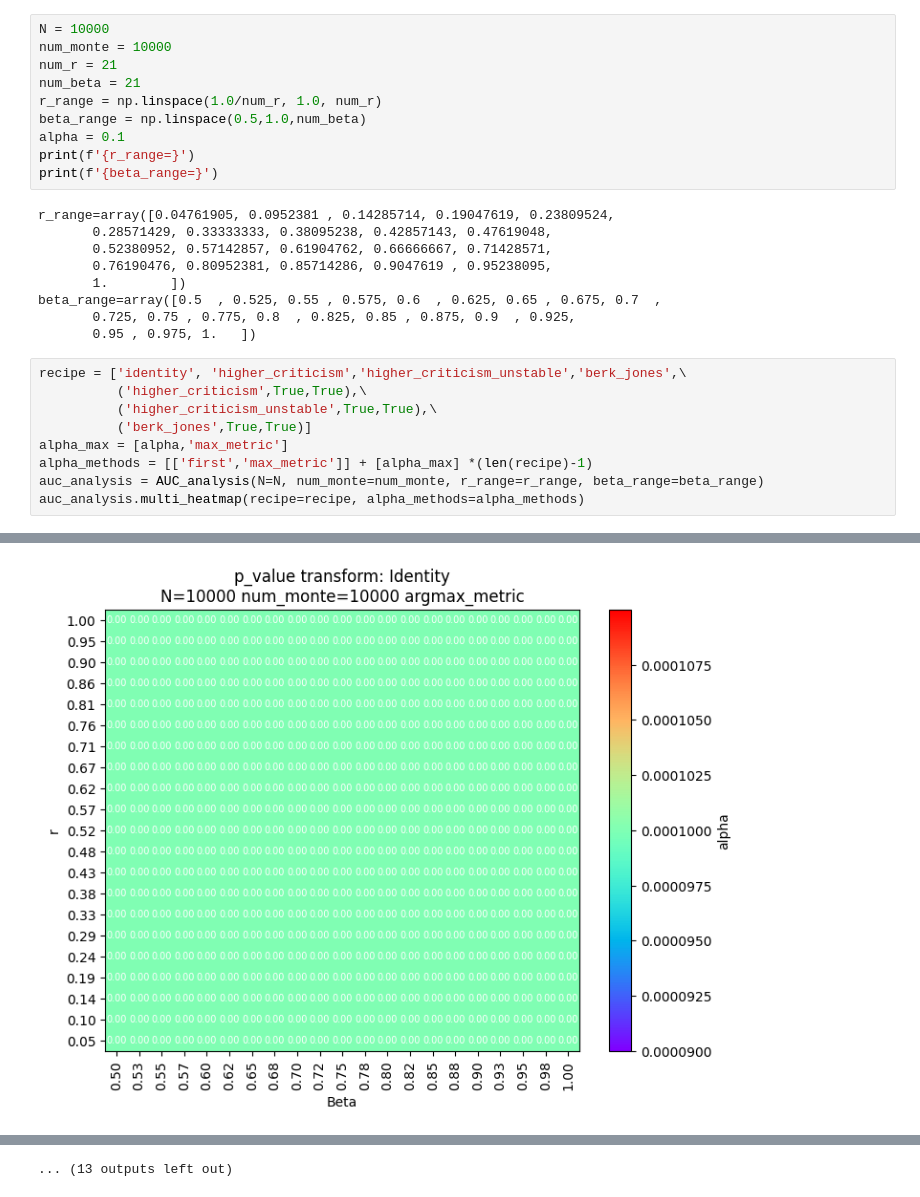
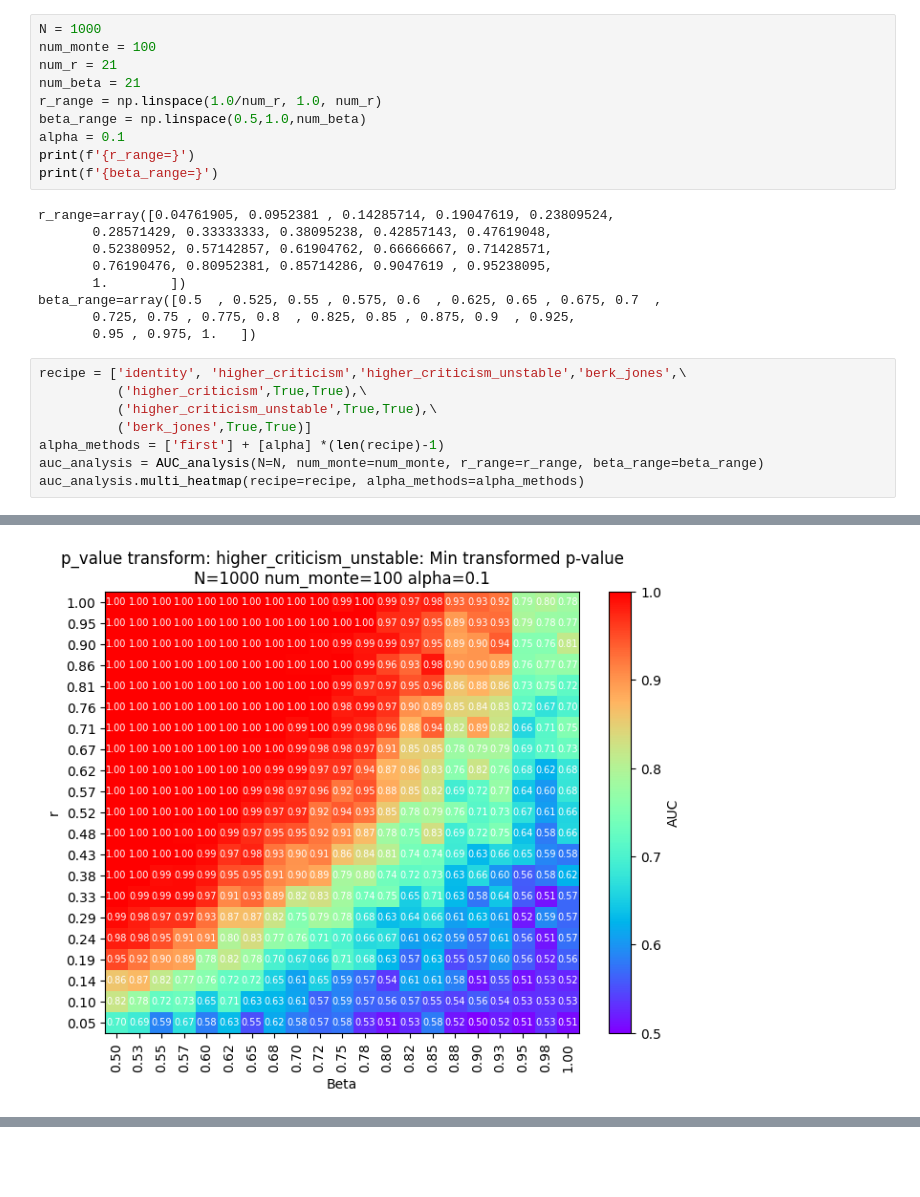
Before and after one commit to drormeir/Thesis, a Jupyter notebook: python/analysis/multi_methods_analyze_auc.ipynb, the cells around one changed output, grey strips where cells are left out. Cells and saved outputs as stored; diff of their text form; blank space fills up the shorter version.

```diff
--- a/python/analysis/multi_methods_analyze_auc.ipynb
+++ b/python/analysis/multi_methods_analyze_auc.ipynb
@@ -66,8 +66,8 @@ from python.metrics.auc import AUC_analysis
 Compiling Berk Jones for CUDA...
 Compiling Berk Jones for CUDA... Done!
 # %%
-N = 10000
-num_monte = 10000
+N = 1000
+num_monte = 100
 num_r = 21
 num_beta = 21
 r_range = np.linspace(1.0/num_r, 1.0, num_r)
@@ -89,8 +89,7 @@ recipe = ['identity', 'higher_criticism','higher_criticism_unstable','berk_jones
           ('higher_criticism',True,True),\
           ('higher_criticism_unstable',True,True),\
           ('berk_jones',True,True)]
-alpha_max = [alpha,'max_metric']
-alpha_methods = [['first','max_metric']] + [alpha_max] *(len(recipe)-1)
+alpha_methods = ['first'] + [alpha] *(len(recipe)-1)
 auc_analysis = AUC_analysis(N=N, num_monte=num_monte, r_range=r_range, beta_range=beta_range)
 auc_analysis.multi_heatmap(recipe=recipe, alpha_methods=alpha_methods)
 # %% [output]
@@ -99 +98 @@ auc_analysis.multi_heatmap(recipe=recipe, alpha_methods=alpha_methods)
-[figure, old version]
+[figure, new version]
@@ -109 +104,0 @@ auc_analysis.multi_heatmap(recipe=recipe, alpha_methods=alpha_methods)
-... (13 outputs left out)
```
Also changed, not shown: parts of 1 cell of this notebook, 3 other files.
